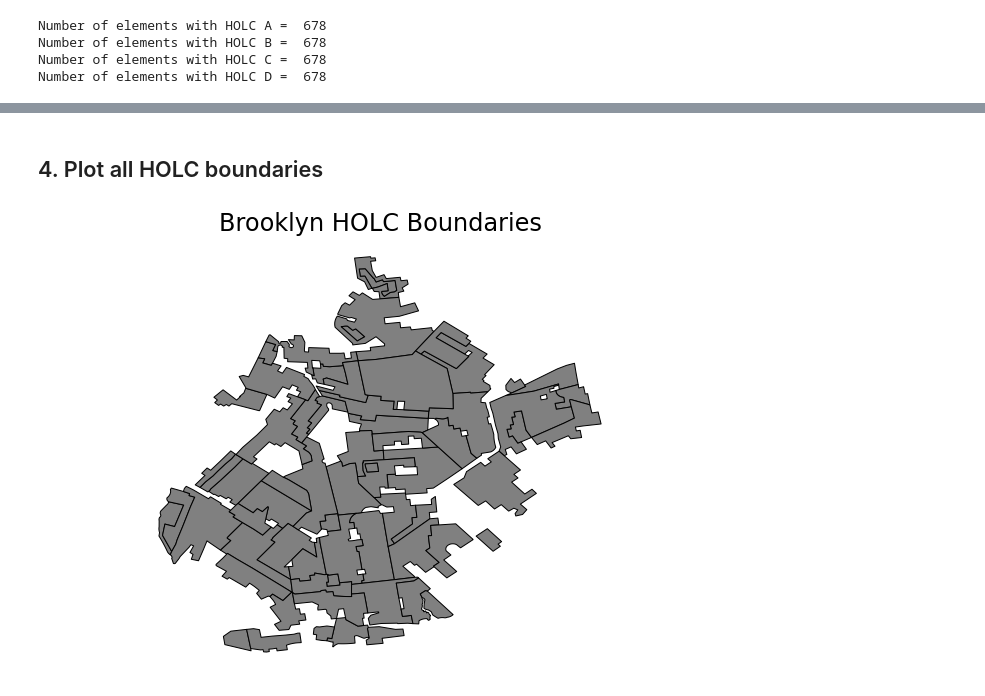
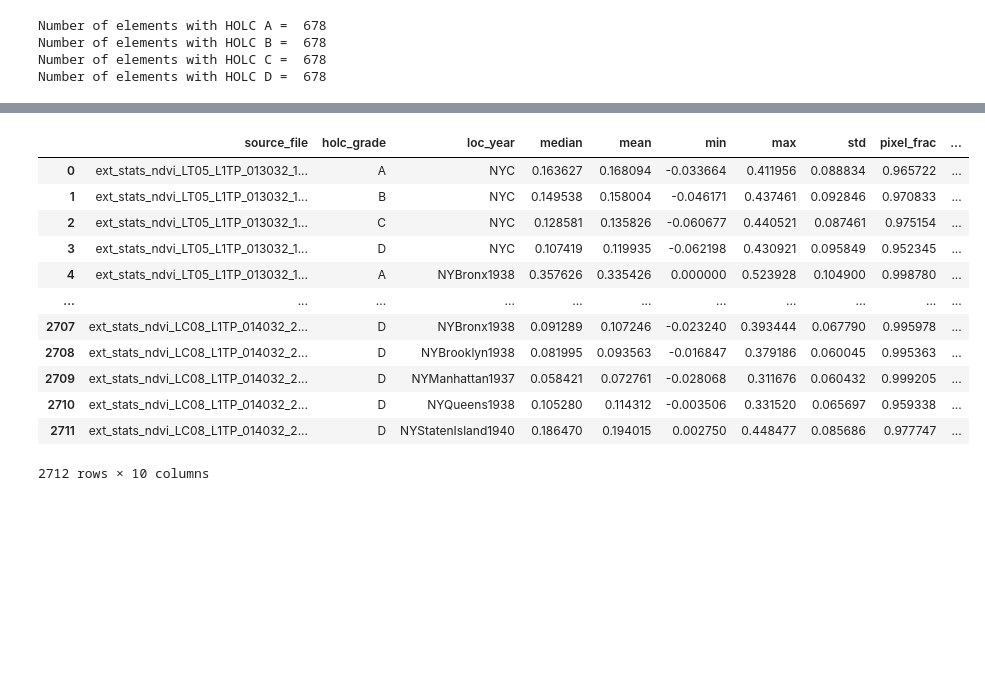
Before and after one commit to aderras/nyc-lst-ndvi, a Jupyter notebook: 00-notebooks/4_compute_summary_stats.ipynb, the cells around one changed output, grey strips where cells are left out. Cells and saved outputs as stored; diff of their text form; code cells hidden in the pictures; blank space fills up the shorter version.

```diff
--- a/00-notebooks/4_compute_summary_stats.ipynb
+++ b/00-notebooks/4_compute_summary_stats.ipynb
@@ -334,10 +409,8 @@ Look at the summary files more closely
 # Get all the summary stats and split into NDVI and LST
 summary_names=[]
 helpers.get_filenames(DIR_STATS_AGG, summary_names)
-lst_summary_names = [x for x in summary_names if "lst" in x]
-ndvi_summary_names = [x for x in summary_names if "ndvi" in x]
 
-fname = lst_summary_names[0]
+fname = summary_names[1]
 
 df_stats = pd.read_csv(fname)
 
@@ -386,22 +426,16 @@ Name: loc_year, dtype: object
-# %% [markdown]
-## 4. Plot all HOLC boundaries <a id="boundary-plot"></a>
-# %%
-# Import the boundary file
-boundary_grade = gpd.read_file(shapefile_names_holc[4])
-
-# Plot the data
-fig, ax = plt.subplots(figsize = (12,8))
-boundary_grade.plot(ax = ax, facecolor = 'gray', edgecolor = 'black')
-
-# Add title to map
-plt.title("Brooklyn HOLC Boundaries", fontsize=24)
-
-# Turn off the axis
-plt.axis('equal')
-ax.set_axis_off()
-
-plt.savefig(DIR_FIGS + "/brooklyn_example.png")
-
-plt.show()
-# %% [output]
-[figure, removed]
+# %%
+df_stats
+# %% [output]
+|  | source_file | holc_grade | loc_year | median | mean | min | max | std | pixel_frac | ... |
+| 0 | ext_stats_ndvi_LT05_L1TP_013032_1... | A | NYC | 0.163627 | 0.168094 | -0.033664 | 0.411956 | 0.088834 | 0.965722 | ... |
+| 1 | ext_stats_ndvi_LT05_L1TP_013032_1... | B | NYC | 0.149538 | 0.158004 | -0.046171 | 0.437461 | 0.092846 | 0.970833 | ... |
+| 2 | ext_stats_ndvi_LT05_L1TP_013032_1... | C | NYC | 0.128581 | 0.135826 | -0.060677 | 0.440521 | 0.087461 | 0.975154 | ... |
+| 3 | ext_stats_ndvi_LT05_L1TP_013032_1... | D | NYC | 0.107419 | 0.119935 | -0.062198 | 0.430921 | 0.095849 | 0.952345 | ... |
+| 4 | ext_stats_ndvi_LT05_L1TP_013032_1... | A | NYBronx1938 | 0.357626 | 0.335426 | 0.000000 | 0.523928 | 0.104900 | 0.998780 | ... |
+| ... | ... | ... | ... | ... | ... | ... | ... | ... | ... | ... |
+| 2707 | ext_stats_ndvi_LC08_L1TP_014032_2... | D | NYBronx1938 | 0.091289 | 0.107246 | -0.023240 | 0.393444 | 0.067790 | 0.995978 | ... |
+| 2708 | ext_stats_ndvi_LC08_L1TP_014032_2... | D | NYBrooklyn1938 | 0.081995 | 0.093563 | -0.016847 | 0.379186 | 0.060045 | 0.995363 | ... |
+| 2709 | ext_stats_ndvi_LC08_L1TP_014032_2... | D | NYManhattan1937 | 0.058421 | 0.072761 | -0.028068 | 0.311676 | 0.060432 | 0.999205 | ... |
+| 2710 | ext_stats_ndvi_LC08_L1TP_014032_2... | D | NYQueens1938 | 0.105280 | 0.114312 | -0.003506 | 0.331520 | 0.065697 | 0.959338 | ... |
+| 2711 | ext_stats_ndvi_LC08_L1TP_014032_2... | D | NYStatenIsland1940 | 0.186470 | 0.194015 | 0.002750 | 0.448477 | 0.085686 | 0.977747 | ... |
+2712 rows × 10 columns
```
Also changed, not shown: parts of 25 cells of this notebook.
